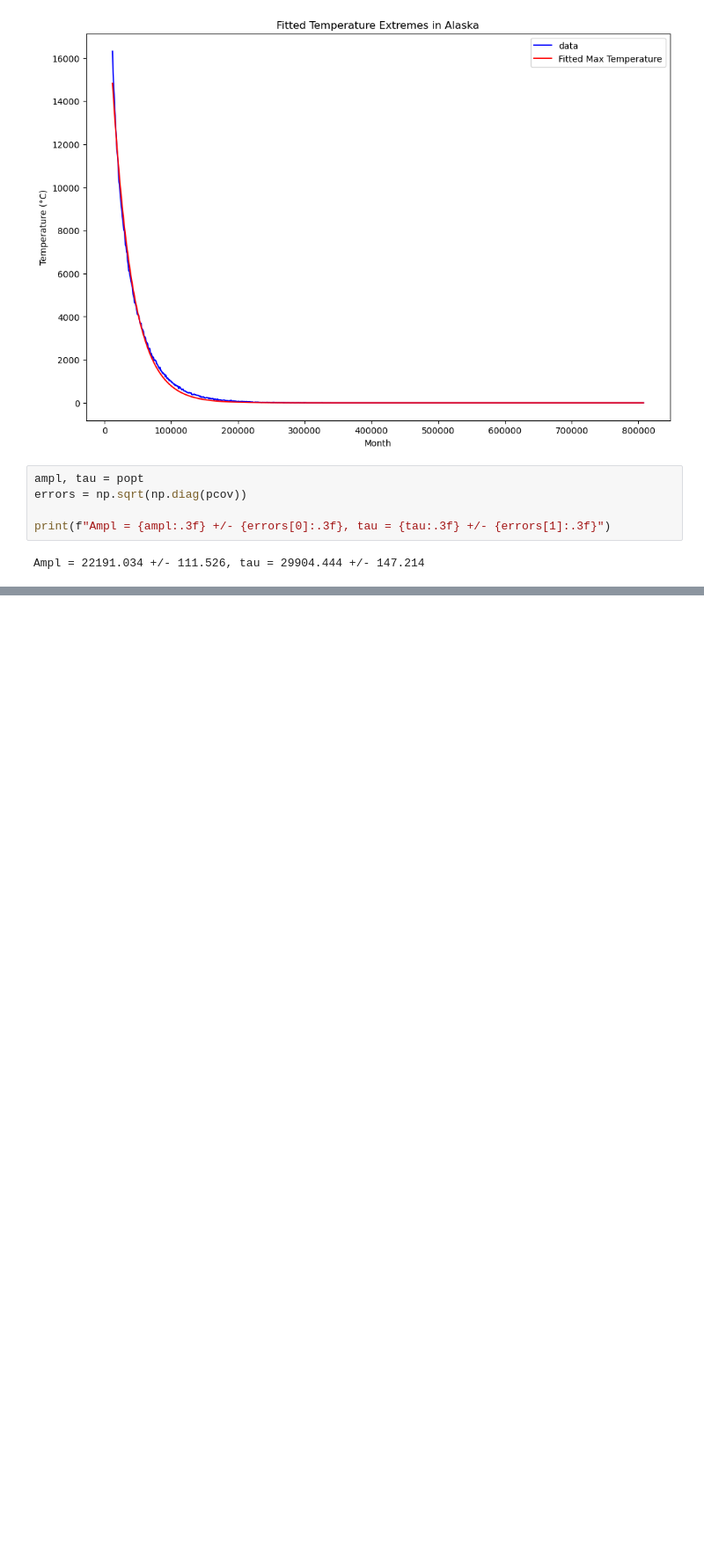
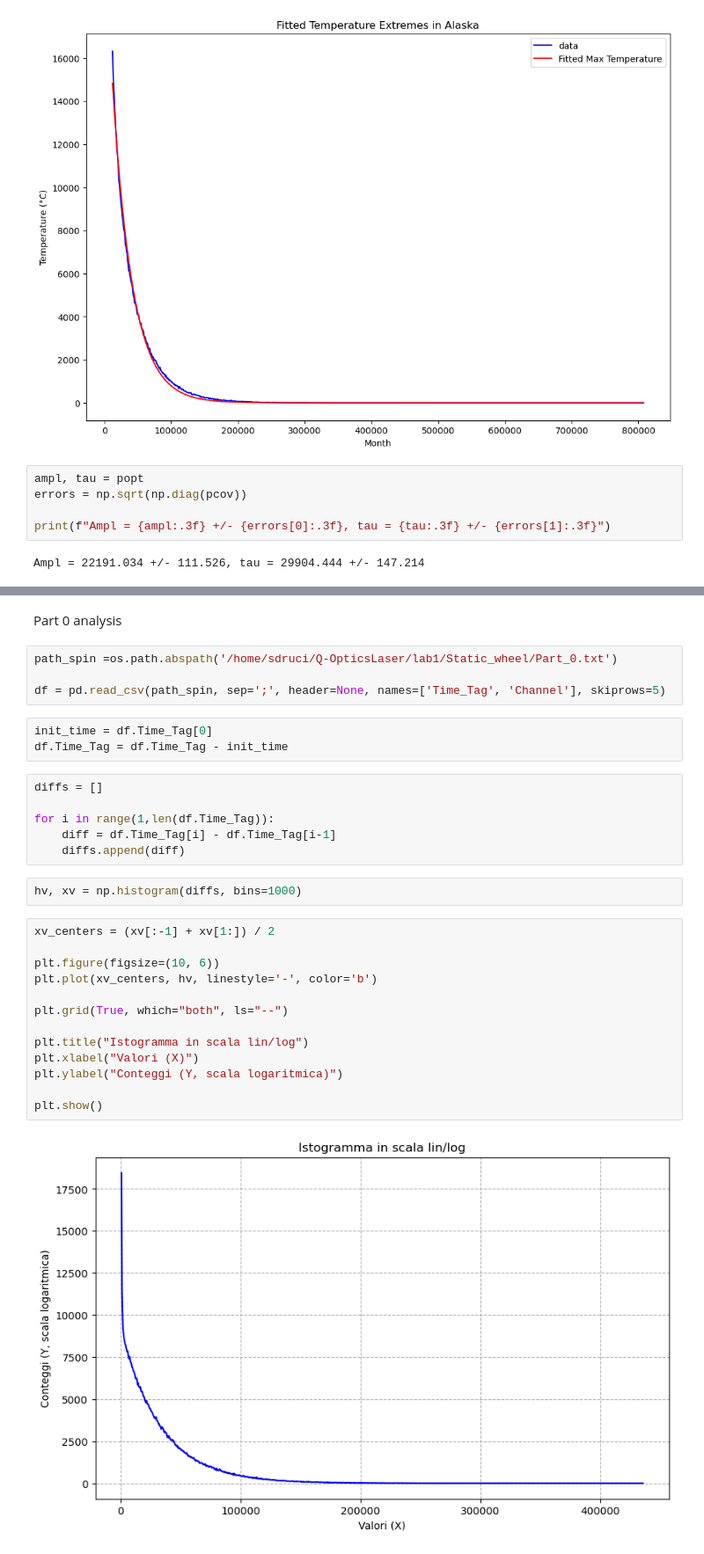
Before and after one commit to sdracia/Q-OpticsLaser, a Jupyter notebook: lab1/lab1.ipynb, the cells around one changed output, grey strips where cells are left out. Shown at 88% size. Drawn from its saved outputs; the diff is of its cells as text; blank space fills up the shorter version.

Commit message:
static part

```diff
--- a/lab1/lab1.ipynb
+++ b/lab1/lab1.ipynb
@@ -260,0 +263,32 @@ Ampl = 22191.034 +/- 111.526, tau = 29904.444 +/- 147.214
+# %% [markdown]
+Part 0 analysis
+# %%
+path_spin =os.path.abspath('/home/sdruci/Q-OpticsLaser/lab1/Static_wheel/Part_0.txt')
+
+df = pd.read_csv(path_spin, sep=';', header=None, names=['Time_Tag', 'Channel'], skiprows=5)
+# %%
+init_time = df.Time_Tag[0]
+df.Time_Tag = df.Time_Tag - init_time
+# %%
+diffs = []
+
+for i in range(1,len(df.Time_Tag)):
+    diff = df.Time_Tag[i] - df.Time_Tag[i-1]
+    diffs.append(diff)
+# %%
+hv, xv = np.histogram(diffs, bins=1000)
+# %%
+xv_centers = (xv[:-1] + xv[1:]) / 2
+
+plt.figure(figsize=(10, 6))
+plt.plot(xv_centers, hv, linestyle='-', color='b')
+
+plt.grid(True, which="both", ls="--")
+
+plt.title("Istogramma in scala lin/log")
+plt.xlabel("Valori (X)")
+plt.ylabel("Conteggi (Y, scala logaritmica)")
+
+plt.show()
+# %% [output]
+[figure, added]
```
Also changed, not shown: parts of 22 cells of this notebook.
